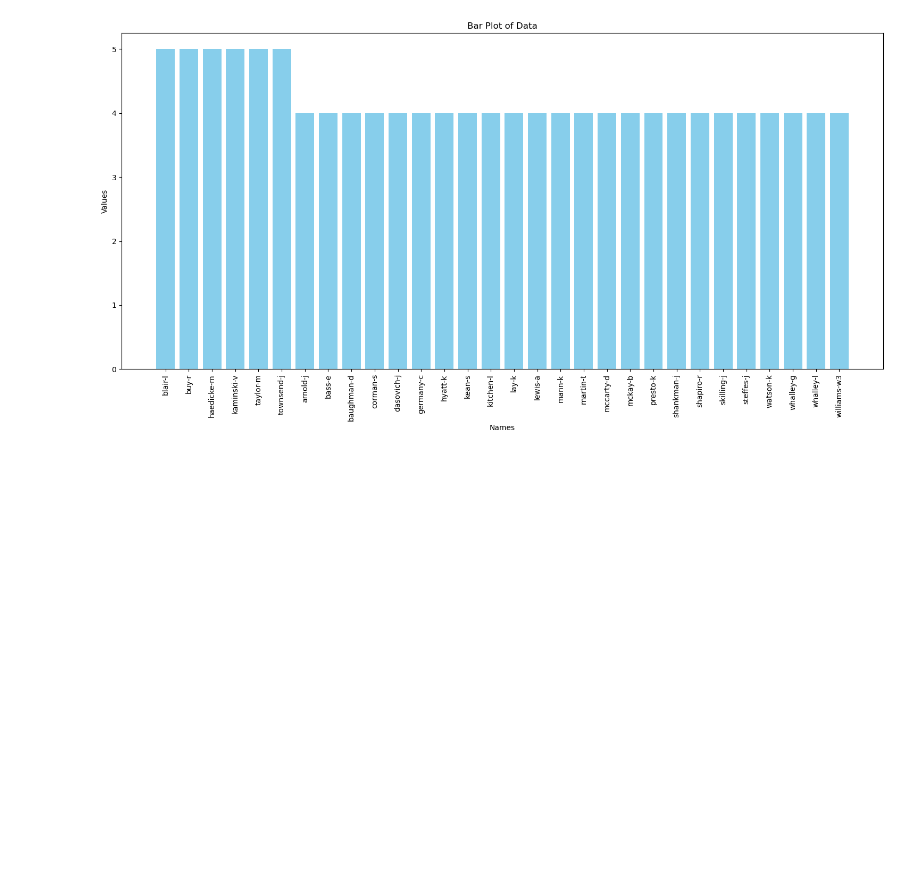
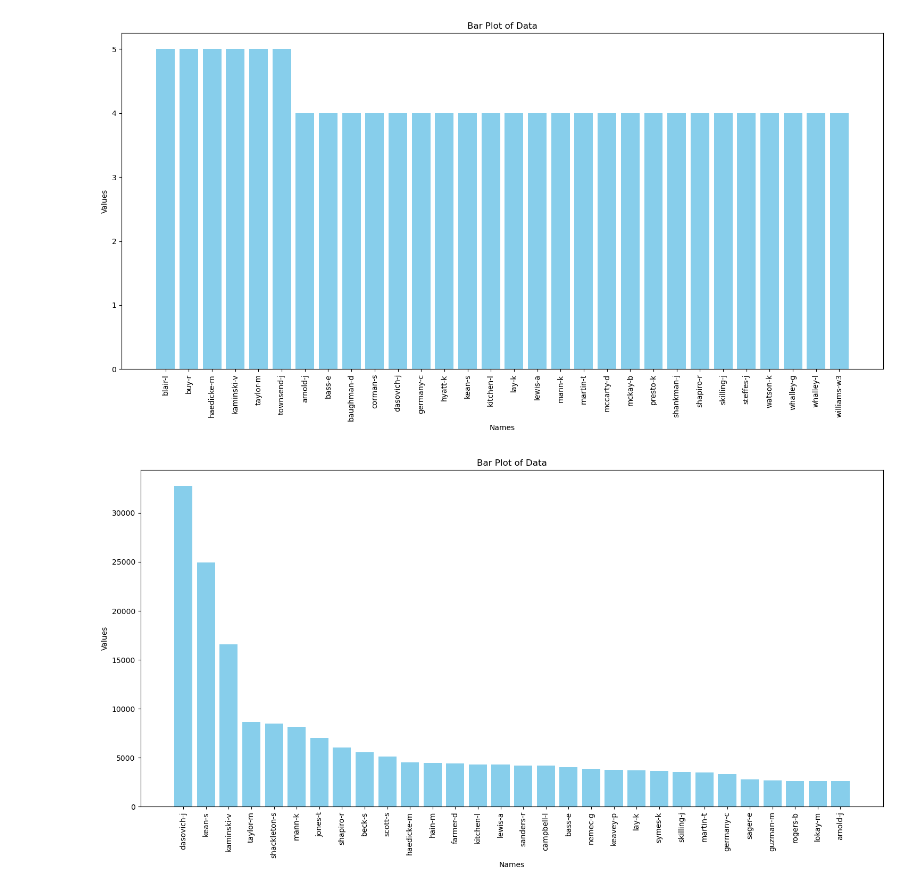
Before and after one commit to Thomo99/dataWranglingAndAcquisition, a Jupyter notebook: Assessment2.2/question1.ipynb, the cells around one changed output. Saved outputs shown, nothing was run; the diff lists cells and outputs as text; code cells hidden in the pictures; blank space fills up the shorter version.

Commit message:
Initial graphs made

```diff
--- a/Assessment2.2/question1.ipynb
+++ b/Assessment2.2/question1.ipynb
@@ -222,3 +221,25 @@ plt.tight_layout()  # Adjust layout to prevent clipping of labels
 plt.show()
 # %% [output]
 [figure]
+# %%
+sorted_data = dict(sorted(total_name_count.items(), key=lambda item: item[1], reverse=True)[:30])
+
+# Extract names and values
+names = list(sorted_data.keys())
+values = list(sorted_data.values())
+
+# Plotting the bar plot
+plt.figure(figsize=(15, 8))
+plt.bar(names, values, color='skyblue')
+
+# Adding labels and title
+plt.xlabel('Names')
+plt.ylabel('Values')
+plt.title('Bar Plot of Data')
+plt.xticks(rotation=90)  # Rotate x-axis labels for better readability
+
+# Displaying the plot
+plt.tight_layout()  # Adjust layout to prevent clipping of labels
+plt.show()
+# %% [output]
+[figure, added]
```
Also changed, not shown: parts of 1 cell of this notebook.
